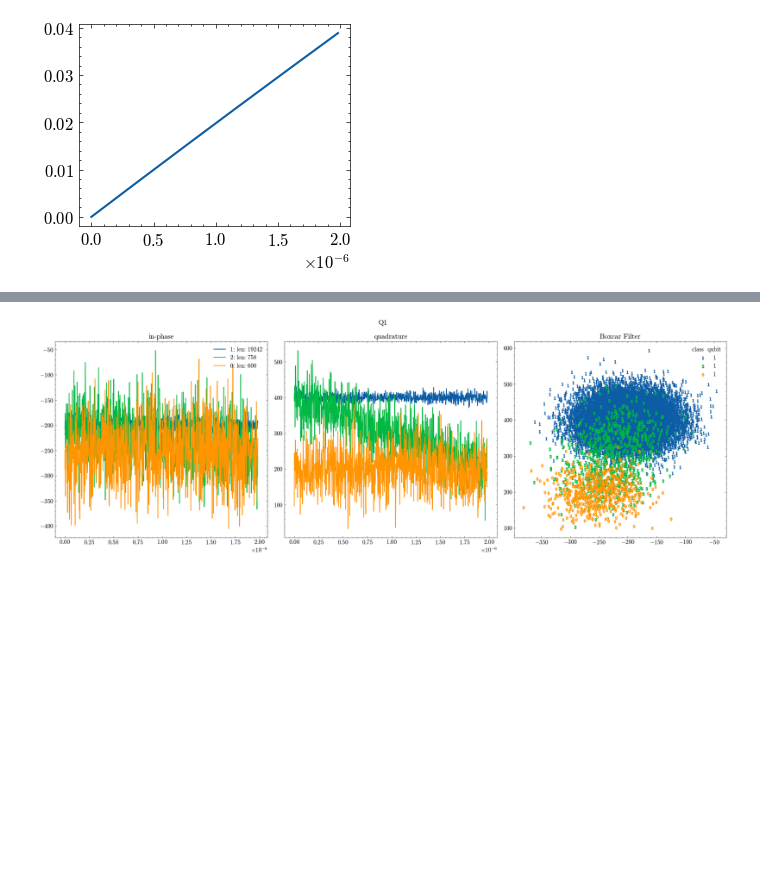
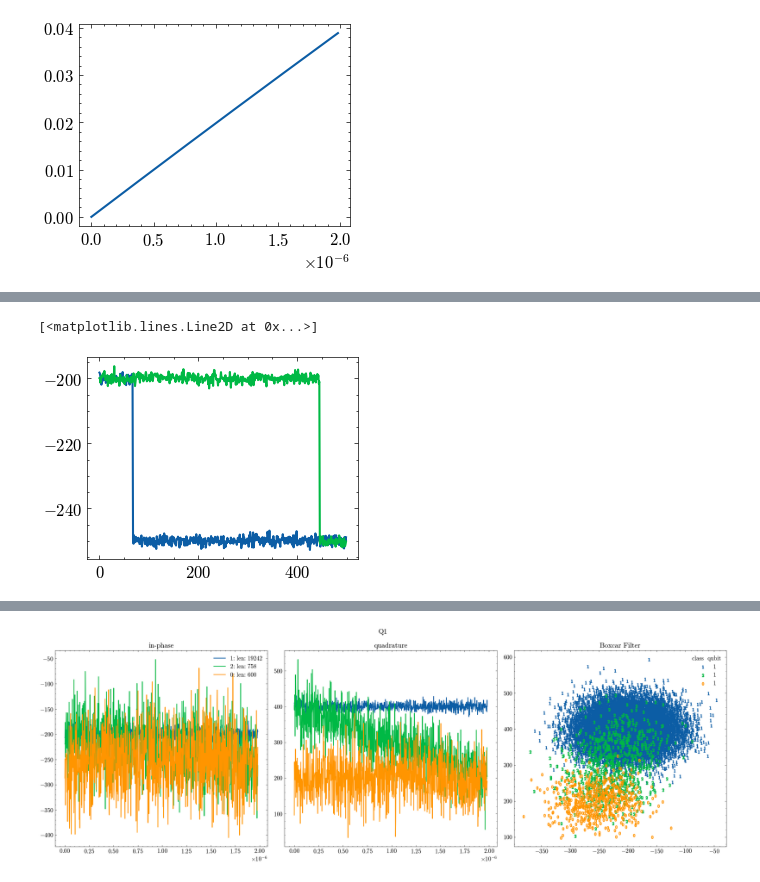
Before and after one commit to ikaryss/readout-experiments, a Jupyter notebook: cluster_utils.ipynb, the cells around one changed output, grey strips where cells are left out. Cells and saved outputs as stored; diff of their text form; code cells hidden in the pictures; blank space fills up the shorter version.

```diff
--- a/cluster_utils.ipynb
+++ b/cluster_utils.ipynb
@@ -331,0 +332,10 @@ synthetic_collection.mean().compute().scatter(ax)
+# %%
+relax1 = synthetic_collection.filter_by_pattern("2")[0].value.flatten()
+relax2 = synthetic_collection.filter_by_pattern("2")[2].value.flatten()
+excited1 = synthetic_collection.filter_by_pattern("1")[0].value.flatten()
+# %%
+plt.plot(relax1.real)
+plt.plot(relax2.real)
+# %% [output]
+[<matplotlib.lines.Line2D at 0x...>]
+[figure, added]
```
Also changed, not shown: parts of 4 cells of this notebook, 4 other files.
